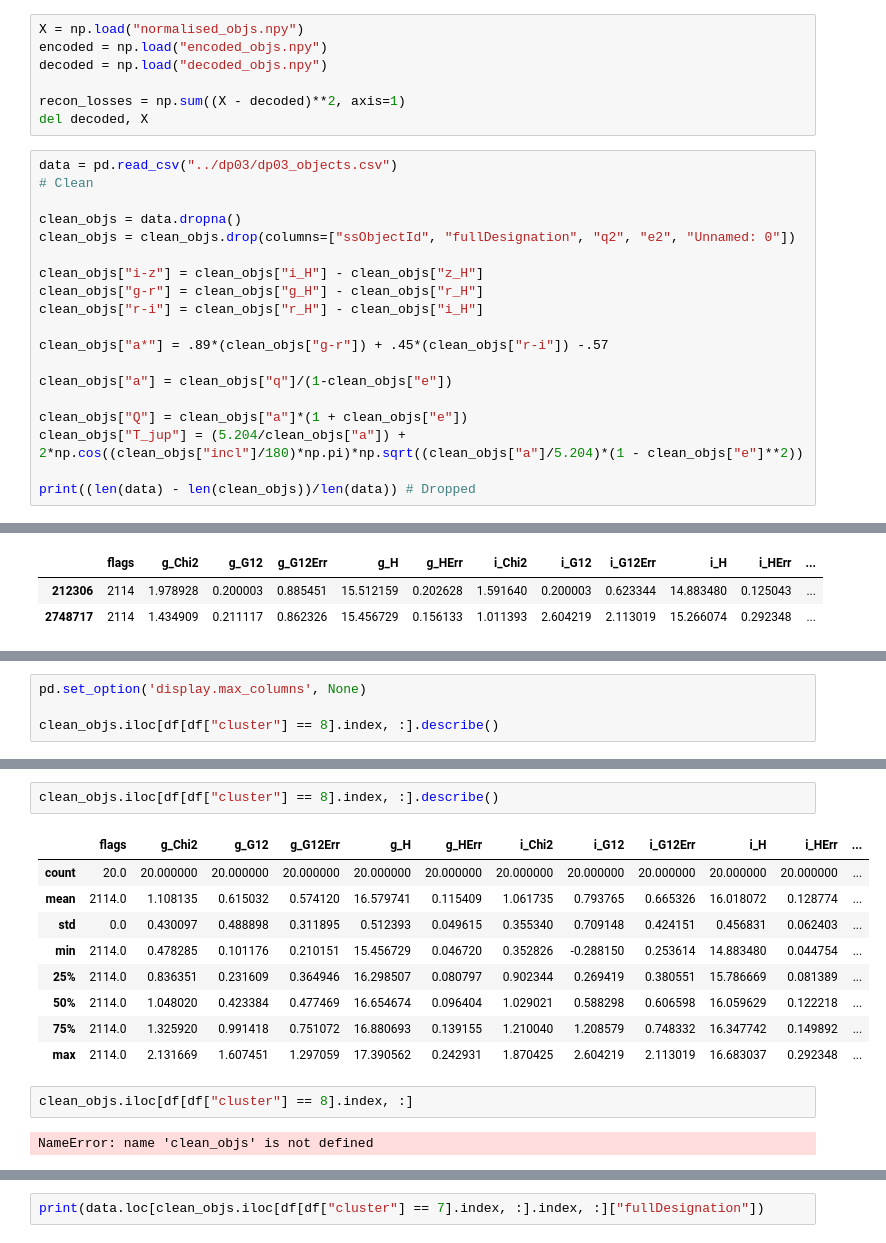
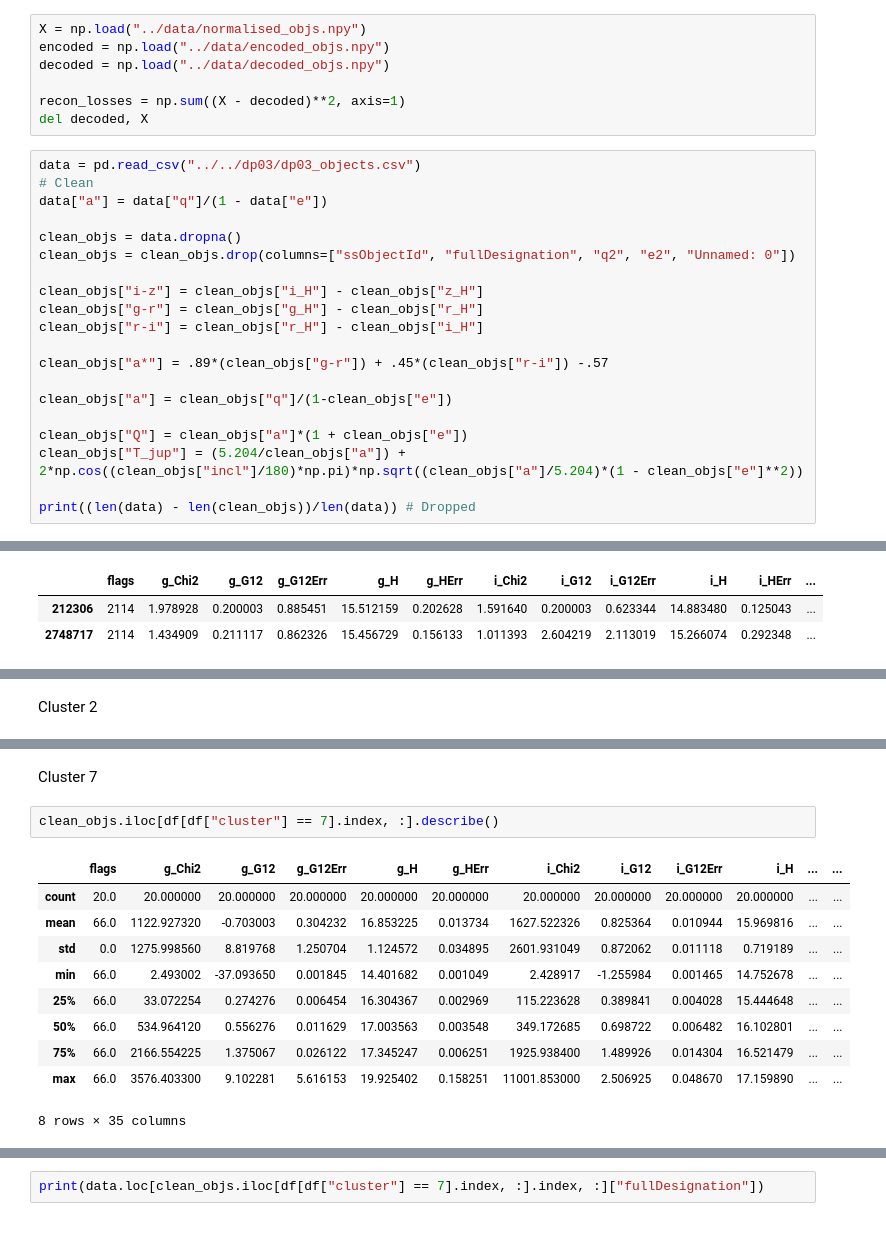
Before and after one commit to Birr0/lsst_ad, a Jupyter notebook: autoencoder/example_notebooks/similarity_search.ipynb, the cells around one changed output, grey strips where cells are left out. Drawn from its saved outputs; the diff is of its cells as text.

Commit message:
Clean up similarity search notebook

```diff
--- a/autoencoder/example_notebooks/similarity_search.ipynb
+++ b/autoencoder/example_notebooks/similarity_search.ipynb
@@ -16,14 +15,15 @@ from sklearn.decomposition import PCA
 plt.style.use("science")
 # %%
-X = np.load("normalised_objs.npy")
-encoded = np.load("encoded_objs.npy")
-decoded = np.load("decoded_objs.npy")
+X = np.load("../data/normalised_objs.npy")
+encoded = np.load("../data/encoded_objs.npy")
+decoded = np.load("../data/decoded_objs.npy")
 
 recon_losses = np.sum((X - decoded)**2, axis=1)
 del decoded, X
 # %%
-data = pd.read_csv("../dp03/dp03_objects.csv")
+data = pd.read_csv("../../dp03/dp03_objects.csv")
 # Clean
+data["a"] = data["q"]/(1 - data["e"])
 
 clean_objs = data.dropna()
 clean_objs = clean_objs.drop(columns=["ssObjectId", "fullDesignation", "q2", "e2", "Unnamed: 0"])
@@ -362,4 +307,0 @@ data.loc[clean_objs.iloc[df[df["cluster"] == 8].index, :].index, :]
-# %%
-pd.set_option('display.max_columns', None)
-
-clean_objs.iloc[df[df["cluster"] == 8].index, :].describe()
@@ -376,3 +308,5 @@ clean_objs.iloc[df[df["cluster"] == 8].index, :].describe()
+# %% [markdown]
+Cluster 2
 # %%
 pd.set_option('display.max_columns', None)
 #print(data.loc[clean_objs.iloc[df[df["cluster"] == 2].index, :].index, :]["fullDesignation"])
@@ -387,19 +321,18 @@ clean_objs.iloc[df[df["cluster"] == 2].index, :].describe()
 | 50% | 66.0 | 0.932307 | 3.563301 | 9.102287 | 24.738376 | 1.496220 | 1.068593 | -3.181193e+04 | 5.066734e+09 | 35.686495 | 180320.510000 | ... |
 | 75% | 66.0 | 1.410703 | 7.737578 | 12.059541 | 25.978843 | 2.025305 | 1.663626 | -2.039538e+04 | 2.319241e+10 | 36.110545 | 266814.067500 | ... |
 | max | 66.0 | 1.757976 | 164.056080 | 1117.274800 | 28.033096 | 5.186626 | 2.264159 | 4.381610e+06 | 1.056366e+12 | 40.755558 | 420805.940000 | ... |
+# %% [markdown]
+Cluster 7
 # %%
-clean_objs.iloc[df[df["cluster"] == 8].index, :].describe()
+clean_objs.iloc[df[df["cluster"] == 7].index, :].describe()
 # %% [output]
-|  | flags | g_Chi2 | g_G12 | g_G12Err | g_H | g_HErr | i_Chi2 | i_G12 | i_G12Err | i_H | i_HErr | ... |
-| count | 20.0 | 20.000000 | 20.000000 | 20.000000 | 20.000000 | 20.000000 | 20.000000 | 20.000000 | 20.000000 | 20.000000 | 20.000000 | ... |
-| mean | 2114.0 | 1.108135 | 0.615032 | 0.574120 | 16.579741 | 0.115409 | 1.061735 | 0.793765 | 0.665326 | 16.018072 | 0.128774 | ... |
-| std | 0.0 | 0.430097 | 0.488898 | 0.311895 | 0.512393 | 0.049615 | 0.355340 | 0.709148 | 0.424151 | 0.456831 | 0.062403 | ... |
-| min | 2114.0 | 0.478285 | 0.101176 | 0.210151 | 15.456729 | 0.046720 | 0.352826 | -0.288150 | 0.253614 | 14.883480 | 0.044754 | ... |
-| 25% | 2114.0 | 0.836351 | 0.231609 | 0.364946 | 16.298507 | 0.080797 | 0.902344 | 0.269419 | 0.380551 | 15.786669 | 0.081389 | ... |
-| 50% | 2114.0 | 1.048020 | 0.423384 | 0.477469 | 16.654674 | 0.096404 | 1.029021 | 0.588298 | 0.606598 | 16.059629 | 0.122218 | ... |
-| 75% | 2114.0 | 1.325920 | 0.991418 | 0.751072 | 16.880693 | 0.139155 | 1.210040 | 1.208579 | 0.748332 | 16.347742 | 0.149892 | ... |
-| max | 2114.0 | 2.131669 | 1.607451 | 1.297059 | 17.390562 | 0.242931 | 1.870425 | 2.604219 | 2.113019 | 16.683037 | 0.292348 | ... |
+|  | flags | g_Chi2 | g_G12 | g_G12Err | g_H | g_HErr | i_Chi2 | i_G12 | i_G12Err | i_H | ... | ... |
+| count | 20.0 | 20.000000 | 20.000000 | 20.000000 | 20.000000 | 20.000000 | 20.000000 | 20.000000 | 20.000000 | 20.000000 | ... | ... |
+| mean | 66.0 | 1122.927320 | -0.703003 | 0.304232 | 16.853225 | 0.013734 | 1627.522326 | 0.825364 | 0.010944 | 15.969816 | ... | ... |
+| std | 0.0 | 1275.998560 | 8.819768 | 1.250704 | 1.124572 | 0.034895 | 2601.931049 | 0.872062 | 0.011118 | 0.719189 | ... | ... |
+| min | 66.0 | 2.493002 | -37.093650 | 0.001845 | 14.401682 | 0.001049 | 2.428917 | -1.255984 | 0.001465 | 14.752678 | ... | ... |
+| 25% | 66.0 | 33.072254 | 0.274276 | 0.006454 | 16.304367 | 0.002969 | 115.223628 | 0.389841 | 0.004028 | 15.444648 | ... | ... |
+| 50% | 66.0 | 534.964120 | 0.556276 | 0.011629 | 17.003563 | 0.003548 | 349.172685 | 0.698722 | 0.006482 | 16.102801 | ... | ... |
+| 75% | 66.0 | 2166.554225 | 1.375067 | 0.026122 | 17.345247 | 0.006251 | 1925.938400 | 1.489926 | 0.014304 | 16.521479 | ... | ... |
+| max | 66.0 | 3576.403300 | 9.102281 | 5.616153 | 19.925402 | 0.158251 | 11001.853000 | 2.506925 | 0.048670 | 17.159890 | ... | ... |
+8 rows × 35 columns
-# %%
-clean_objs.iloc[df[df["cluster"] == 8].index, :]
-# %% [output]
-NameError: name 'clean_objs' is not defined
```
Also changed, not shown: parts of 27 cells of this notebook.
